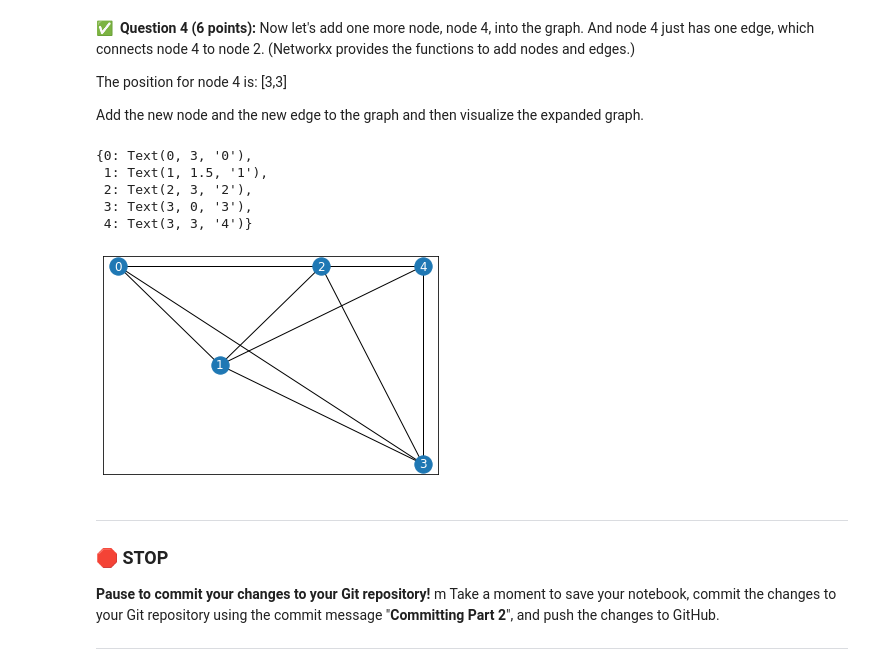
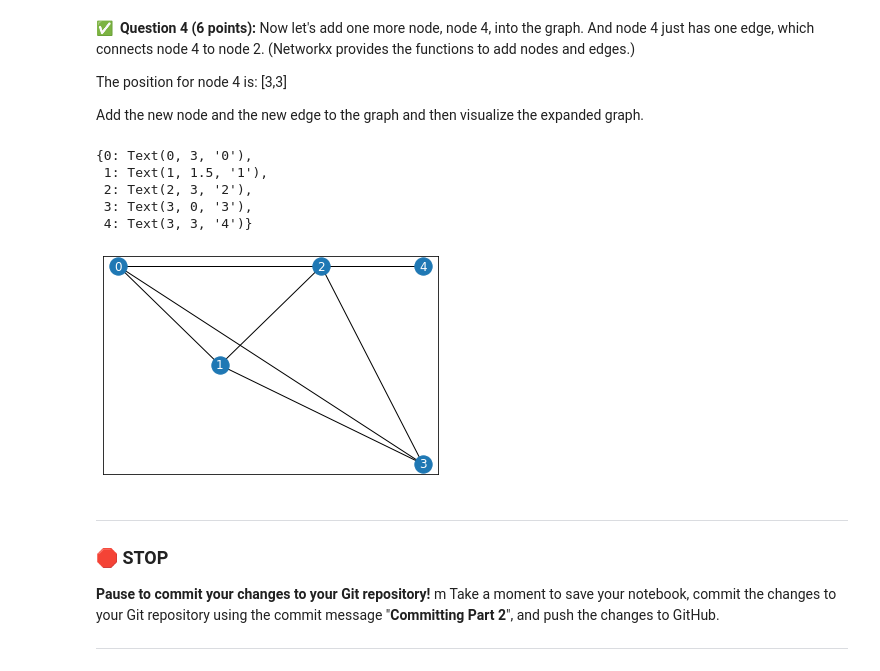
Before and after one commit to barnbyje/cmse202-s22-turnin, a Jupyter notebook: final/CMSE202-Final-Section-001-STUDENT.ipynb, the cells around one changed output. Drawn from its saved outputs; the diff is of its cells as text; code cells hidden in the pictures.

```diff
--- a/final/CMSE202-Final-Section-001-STUDENT.ipynb
+++ b/final/CMSE202-Final-Section-001-STUDENT.ipynb
@@ -142,43 +131,24 @@ nx.draw_networkx_labels(g,positions, labels = labels, font_color = 'white')
 The position for node 4 is: [3,3]
 
 Add the new node and the new edge to the graph and then visualize the expanded graph.
-# %%
-# Put your code here:
-
-# I couldn't get the built-in add nodes and edges functions to work right
-
-x = np.array([[1,1,1,1,1],[1,1,1,1,1],[1,1,1,1,1],[1,1,1,1,1],[1,1,1,1,1]])
-g = nx.Graph(x)
-g.edges()
-
-positions = {
-    0: [0,3],
-    1: [1,1.5],
-    2: [2,3],
-    3: [3,0],
-    4: [3,3]
-}
-
-labels = {
-    0:0,
-    1:1,
-    2:2,
-    3:3,
-    4:4
-}
-
-g.add_edges_from([(3,3),(2,3)])
-
-nx.draw_networkx_nodes(g,positions)
-nx.draw_networkx_edges(g,positions)
-nx.draw_networkx_labels(g,positions, labels = labels, font_color = 'white')
-# %% [output]
-{0: Text(0, 3, '0'),
- 1: Text(1, 1.5, '1'),
- 2: Text(2, 3, '2'),
- 3: Text(3, 0, '3'),
- 4: Text(3, 3, '4')}
-[figure, removed]
+# %%
+pos = {
+    4: [3,3]
+}
+
+g.add_nodes_from(pos)
+g.add_edge(4,2)
+
+nx.draw_networkx_nodes(g,positions)
+nx.draw_networkx_edges(g,positions)
+nx.draw_networkx_labels(g,positions, labels = labels, font_color = 'white')
+# %% [output]
+{0: Text(0, 3, '0'),
+ 1: Text(1, 1.5, '1'),
+ 2: Text(2, 3, '2'),
+ 3: Text(3, 0, '3'),
+ 4: Text(3, 3, '4')}
+[figure, added]
 # %% [markdown]
 ---
 ### &#128721; STOP
```
Also changed, not shown: parts of 8 cells of this notebook.
